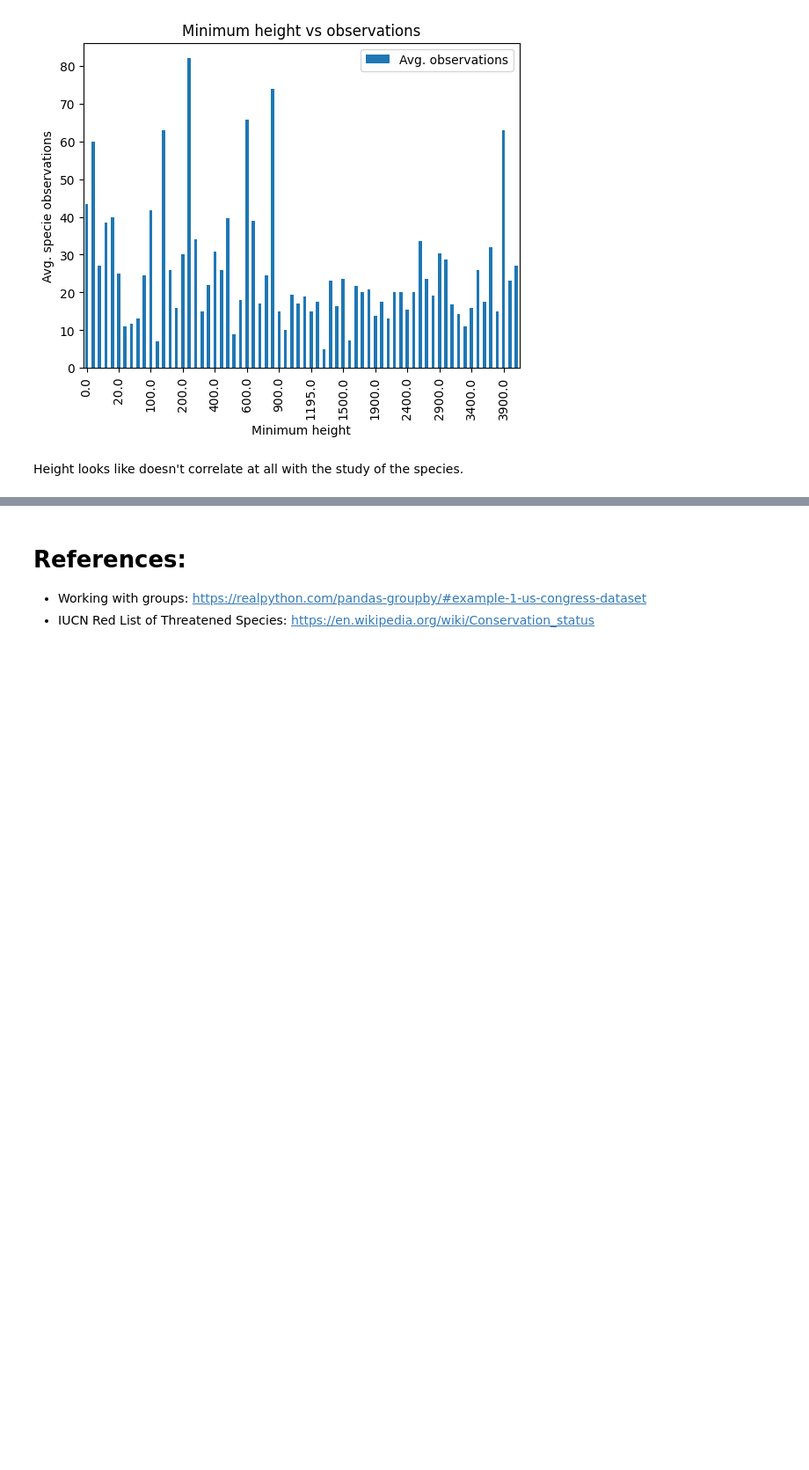
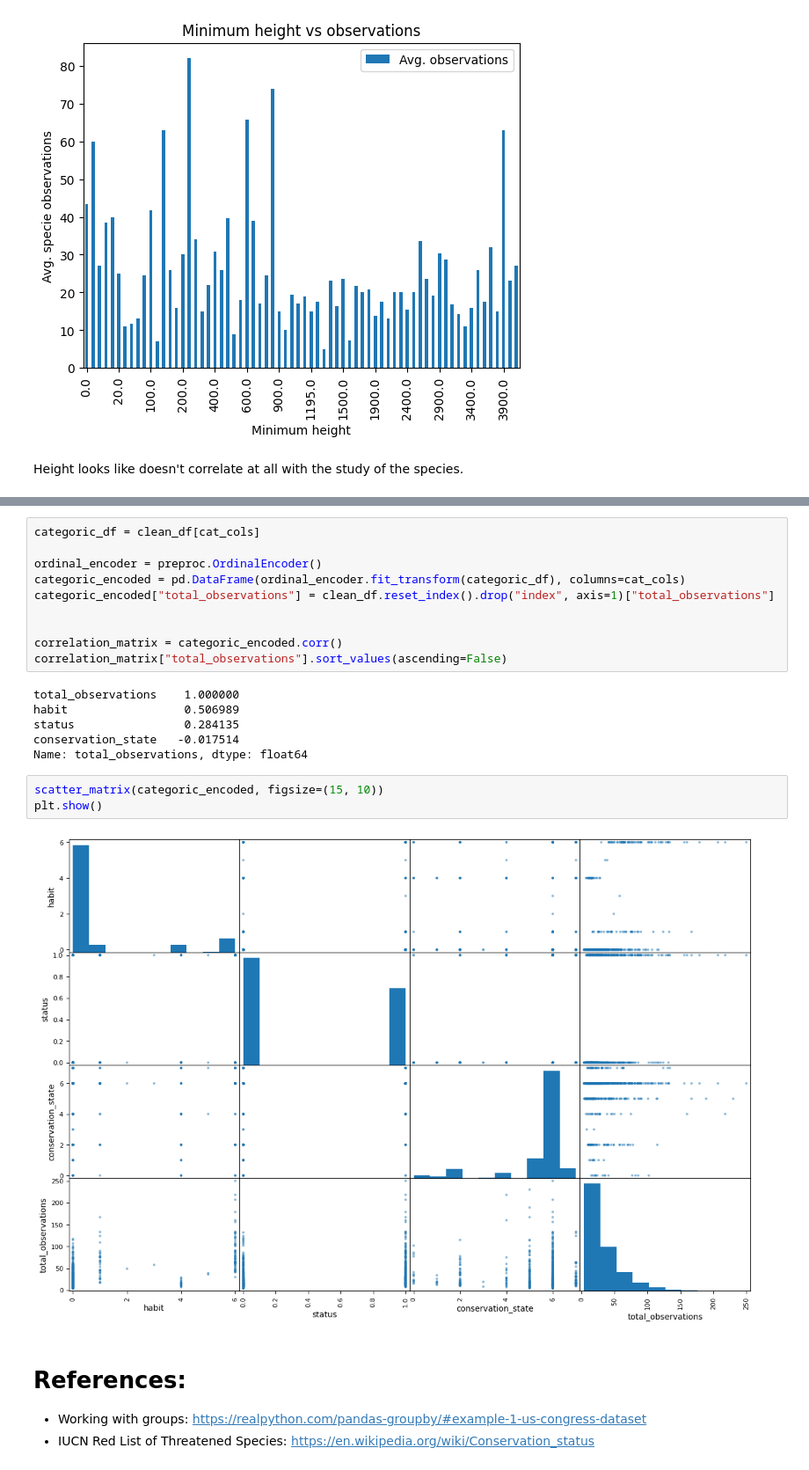
Before and after one commit to flawedvice/rasgos-cl-analysis, a Jupyter notebook: analysis.ipynb, the cells around one changed output, grey strips where cells are left out. Shown: that part at 88% size. Cells and saved outputs as stored; diff of their text form; blank space fills up the shorter version.

```diff
--- a/analysis.ipynb
+++ b/analysis.ipynb
@@ -391,3 +445,24 @@ Height looks like doesn't correlate at all with the study of the species.
+# %%
+categoric_df = clean_df[cat_cols]
+
+ordinal_encoder = preproc.OrdinalEncoder()
+categoric_encoded = pd.DataFrame(ordinal_encoder.fit_transform(categoric_df), columns=cat_cols)
+categoric_encoded["total_observations"] = clean_df.reset_index().drop("index", axis=1)["total_observations"]
+
+
+correlation_matrix = categoric_encoded.corr()
+correlation_matrix["total_observations"].sort_values(ascending=False)
+# %% [output]
+total_observations    1.000000
+habit                 0.506989
+status                0.284135
+conservation_state   -0.017514
+Name: total_observations, dtype: float64
+# %%
+scatter_matrix(categoric_encoded, figsize=(15, 10))
+plt.show()
+# %% [output]
+[figure, added]
 # %% [markdown]
 # References:
 
```
Also changed, not shown: parts of 7 cells of this notebook.
